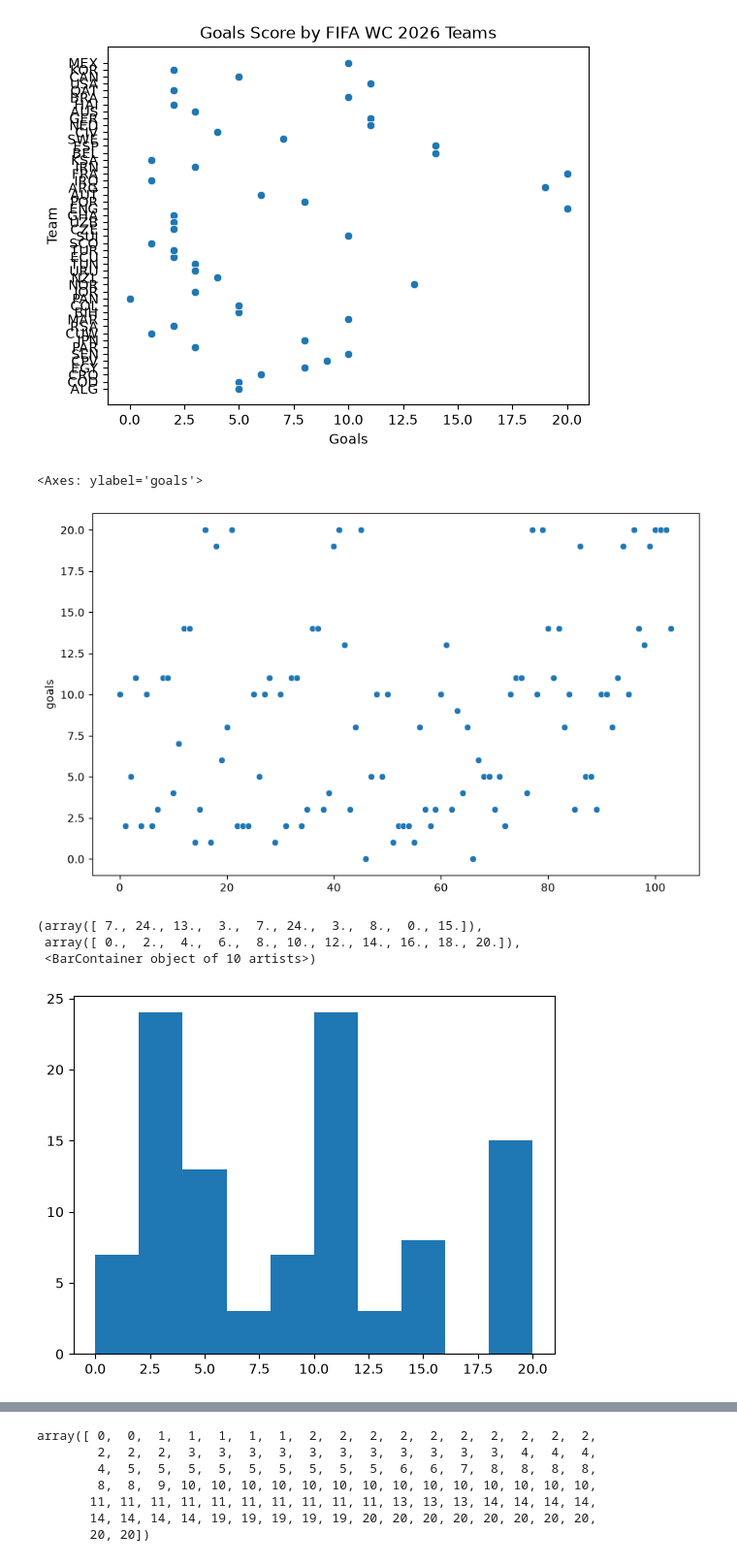
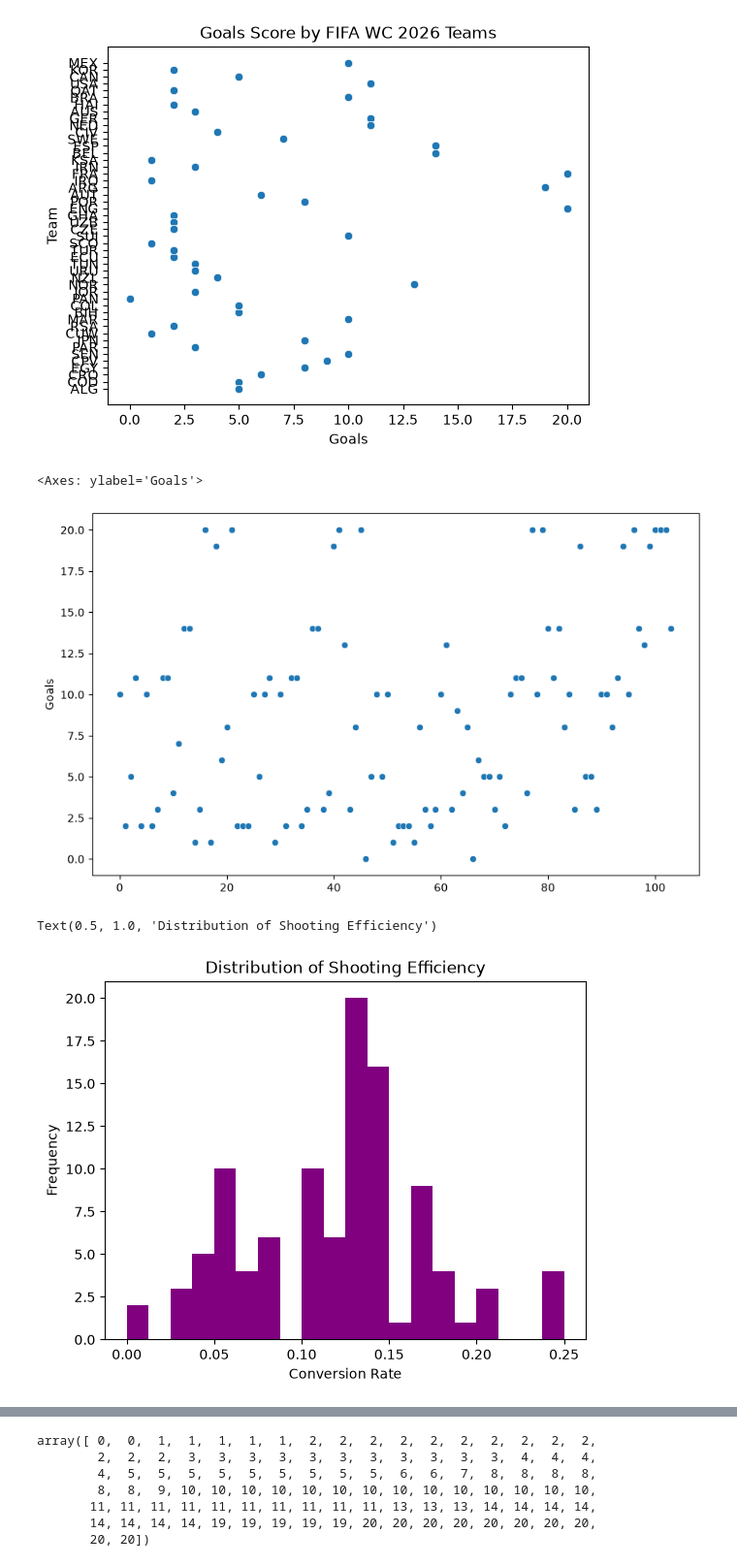
Before and after one commit to DanDooLoo/HIT140_Assessment-2_Group23, a Jupyter notebook: 2_1_LinearRegression.ipynb, the cells around one changed output, grey strips where cells are left out. Shown at 97% size. Saved outputs shown, nothing was run; the diff lists cells and outputs as text; code cells hidden in the pictures.

```diff
--- a/2_1_LinearRegression.ipynb
+++ b/2_1_LinearRegression.ipynb
@@ -323,14 +336,16 @@ Text(0, 0.5, 'Team')
 [figure]
 # %%
 plt.figure(figsize=(10, 6))
-sns.scatterplot(scat)
+sns.scatterplot(home["Goals"])
 # %% [output]
-<Axes: ylabel='goals'>
+<Axes: ylabel='Goals'>
 [figure]
 # %%
-plt.hist(scat)
+eff = home["Goals"] / home["Attempts_at_goal"]
+plt.hist(eff, bins=20, color="purple")
+plt.xlabel("Conversion Rate")
+plt.ylabel("Frequency")
+plt.title("Distribution of Shooting Efficiency")
 # %% [output]
-(array([ 7., 24., 13.,  3.,  7., 24.,  3.,  8.,  0., 15.]),
- array([ 0.,  2.,  4.,  6.,  8., 10., 12., 14., 16., 18., 20.]),
- <BarContainer object of 10 artists>)
+Text(0.5, 1.0, 'Distribution of Shooting Efficiency')
-[figure, old version]
+[figure, new version]
```
Also changed, not shown: parts of 5 cells of this notebook.
